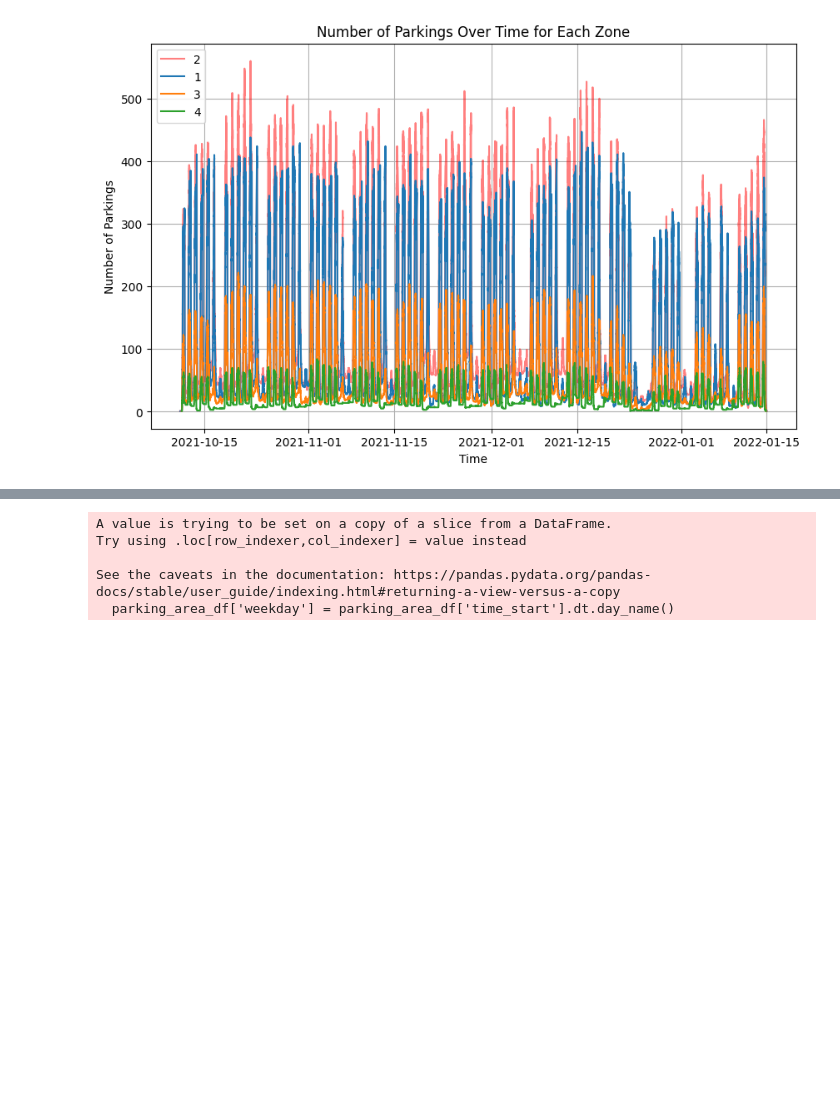
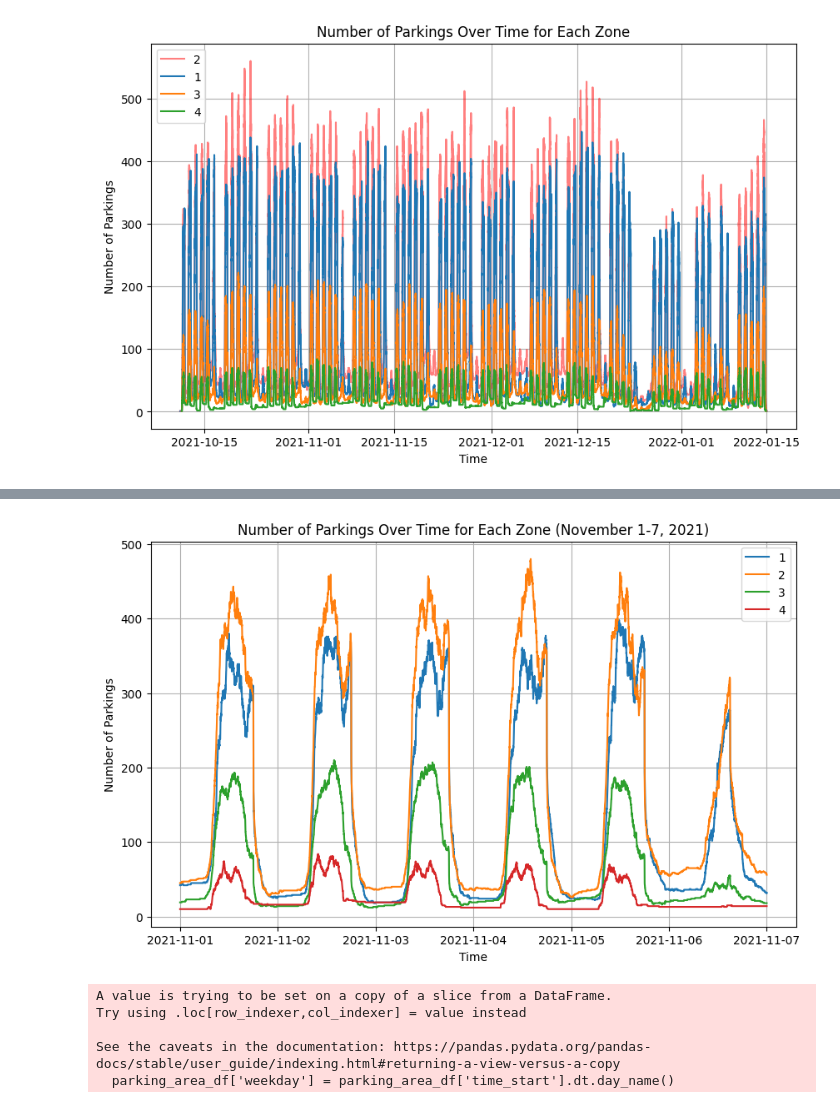
Before and after one commit to vsjostro/parking-prediction, a Jupyter notebook: data-analysis/data-analysis.ipynb, the cells around one changed output, grey strips where cells are left out. Cells and saved outputs as stored; diff of their text form; code cells hidden in the pictures; blank space fills up the shorter version.

```diff
--- a/data-analysis/data-analysis.ipynb
+++ b/data-analysis/data-analysis.ipynb
@@ -83,3 +126,34 @@ plt.show()
+# %%
+import pandas as pd
+import matplotlib.pyplot as plt
+
+# Read the CSV file into a DataFrame
+df = pd.read_csv('../preprocess/time_series_zones.csv')
+
+# Convert 'Time' column to datetime type
+df['Time'] = pd.to_datetime(df['Time'])
+
+# Filter data for the week period from November 1, 2021
+start_date = '2021-11-01'
+end_date = '2021-11-07'
+week_data = df[(df['Time'] >= start_date) & (df['Time'] <= end_date)]
+
+# Group the filtered DataFrame by 'Zone_id'
+grouped_df = week_data.groupby('Zone_id')
+
+# Plotting all zones together
+plt.figure(figsize=(10, 6))
+for zone_id, group in grouped_df:
+    plt.plot(group['Time'], group['Parkings'], label=zone_id)
+
+plt.xlabel('Time')
+plt.ylabel('Number of Parkings')
+plt.title('Number of Parkings Over Time for Each Zone (November 1-7, 2021)')
+plt.grid(True)
+plt.legend()
+plt.show()
+# %% [output]
+[figure, added]
 # %%
 #Total amount per weekday
 
```
Also changed, not shown: parts of 2 cells of this notebook, 12 other files.
